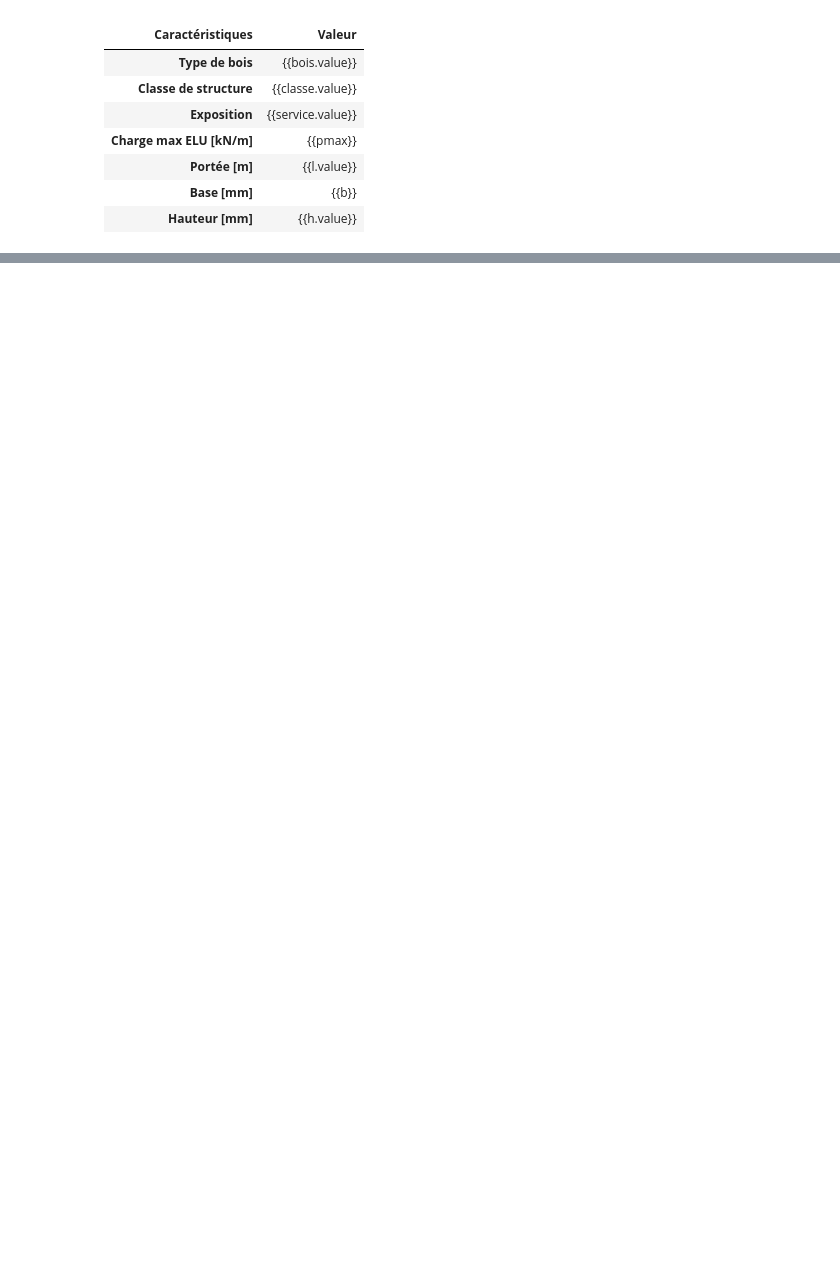
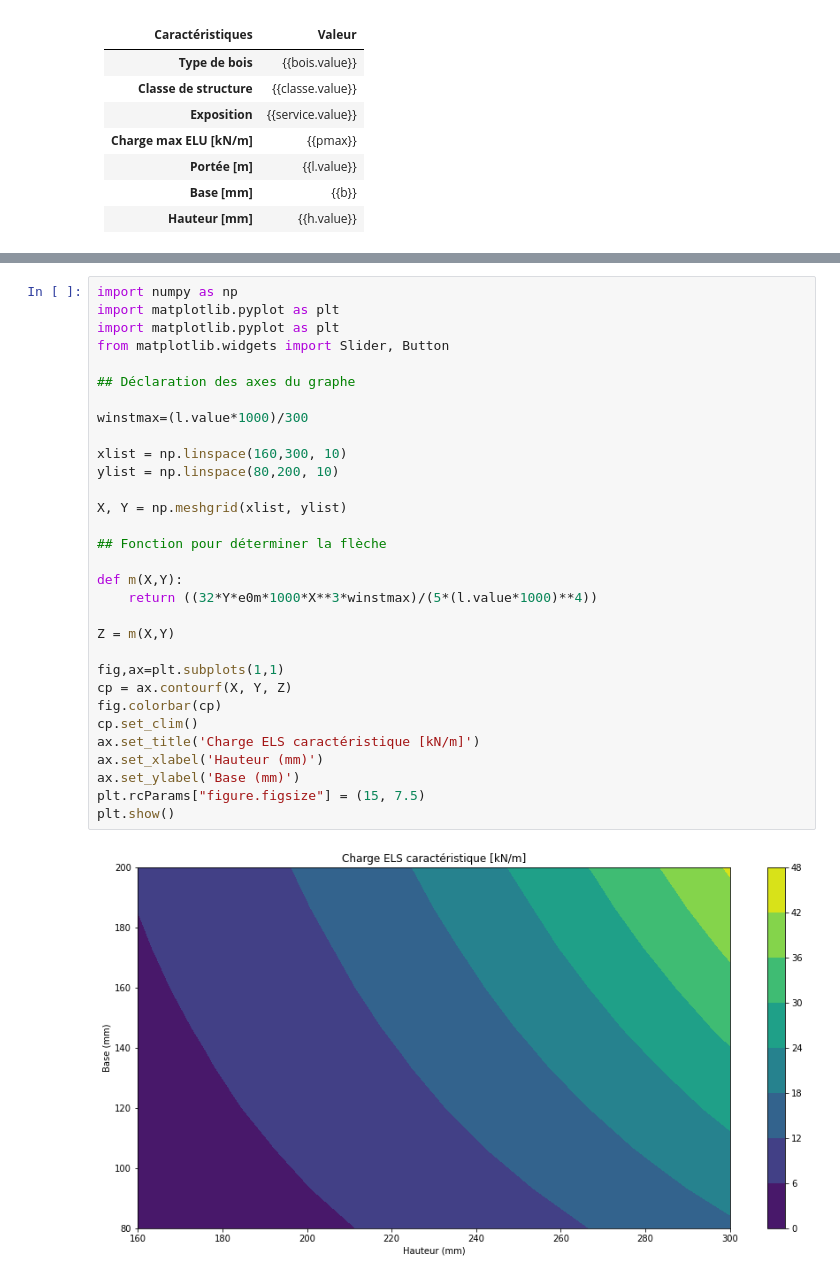
Before and after one commit to alxtrms/Dimensionnement_Poutre_Bois_Flexion_Deversemment_Eurocode_5, a Jupyter notebook: Poutre bois/Poutre bois flexion simple.ipynb, the cells around one changed output, grey strips where cells are left out. Cells and saved outputs as stored; diff of their text form; blank space fills up the shorter version.

```diff
--- a/Poutre bois/Poutre bois flexion simple.ipynb
+++ b/Poutre bois/Poutre bois flexion simple.ipynb
@@ -345,0 +441,33 @@ b=b*1000**2
+# %%
+import numpy as np
+import matplotlib.pyplot as plt
+import matplotlib.pyplot as plt
+from matplotlib.widgets import Slider, Button
+
+## Déclaration des axes du graphe
+
+winstmax=(l.value*1000)/300
+
+xlist = np.linspace(160,300, 10)
+ylist = np.linspace(80,200, 10)
+
+X, Y = np.meshgrid(xlist, ylist)
+
+## Fonction pour déterminer la flèche
+
+def m(X,Y):
+    return ((32*Y*e0m*1000*X**3*winstmax)/(5*(l.value*1000)**4))
+
+Z = m(X,Y)
+
+fig,ax=plt.subplots(1,1)
+cp = ax.contourf(X, Y, Z)
+fig.colorbar(cp)
+cp.set_clim()
+ax.set_title('Charge ELS caractéristique [kN/m]')
+ax.set_xlabel('Hauteur (mm)')
+ax.set_ylabel('Base (mm)')
+plt.rcParams["figure.figsize"] = (15, 7.5)
+plt.show()
+# %% [output]
+[figure, added]
```
Also changed, not shown: parts of 29 cells of this notebook, 1 other file.
